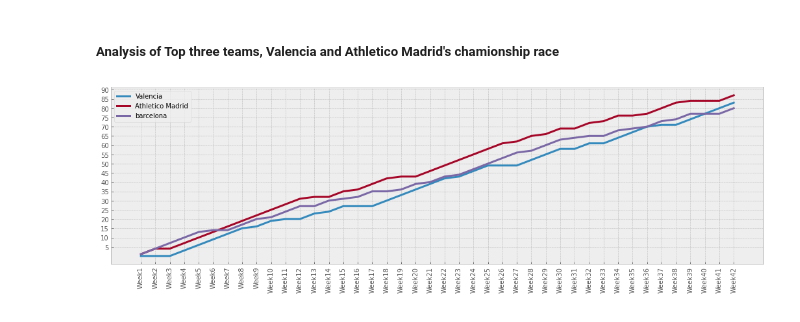
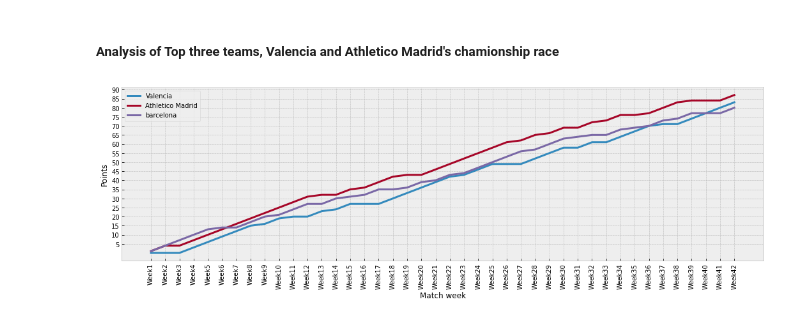
Before and after one commit to Wisal-Mukhtiar/Data_Science_Projects, a Jupyter notebook: Data_manipulation_projects/Analysis_of_laliga_dataset/laliga.ipynb, the cells around one changed output. Drawn from its saved outputs; the diff is of its cells as text; code cells hidden in the pictures.

Commit message:
update on the visualization of top 96-96 top three

```diff
--- a/Data_manipulation_projects/Analysis_of_laliga_dataset/laliga.ipynb
+++ b/Data_manipulation_projects/Analysis_of_laliga_dataset/laliga.ipynb
@@ -189,14 +189,16 @@ for value in range(42):
 # %%
 plt.style.use("bmh")
 fig, ax = plt.subplots()
 ax.plot(lis,valencia.league_score,label="Valencia",linewidth=3)
 ax.set_label("Valencia")
 ax.plot(lis,athletico_madrid.league_score, label="Athletico Madrid",linewidth=3)
 plt.xticks(rotation=90)
 ax.set_label("Athletico madrid")
 ax.plot(lis,barcelona.league_score,label="barcelona",linewidth=3)
 ax.legend()
+ax.set_xlabel("Match week")
+ax.set_ylabel("Points")
 plt.yticks([x+5 for x in range(0,90,5)])
 plt.show()
 # %% [output]
-[figure, old version]
+[figure, new version]
```
